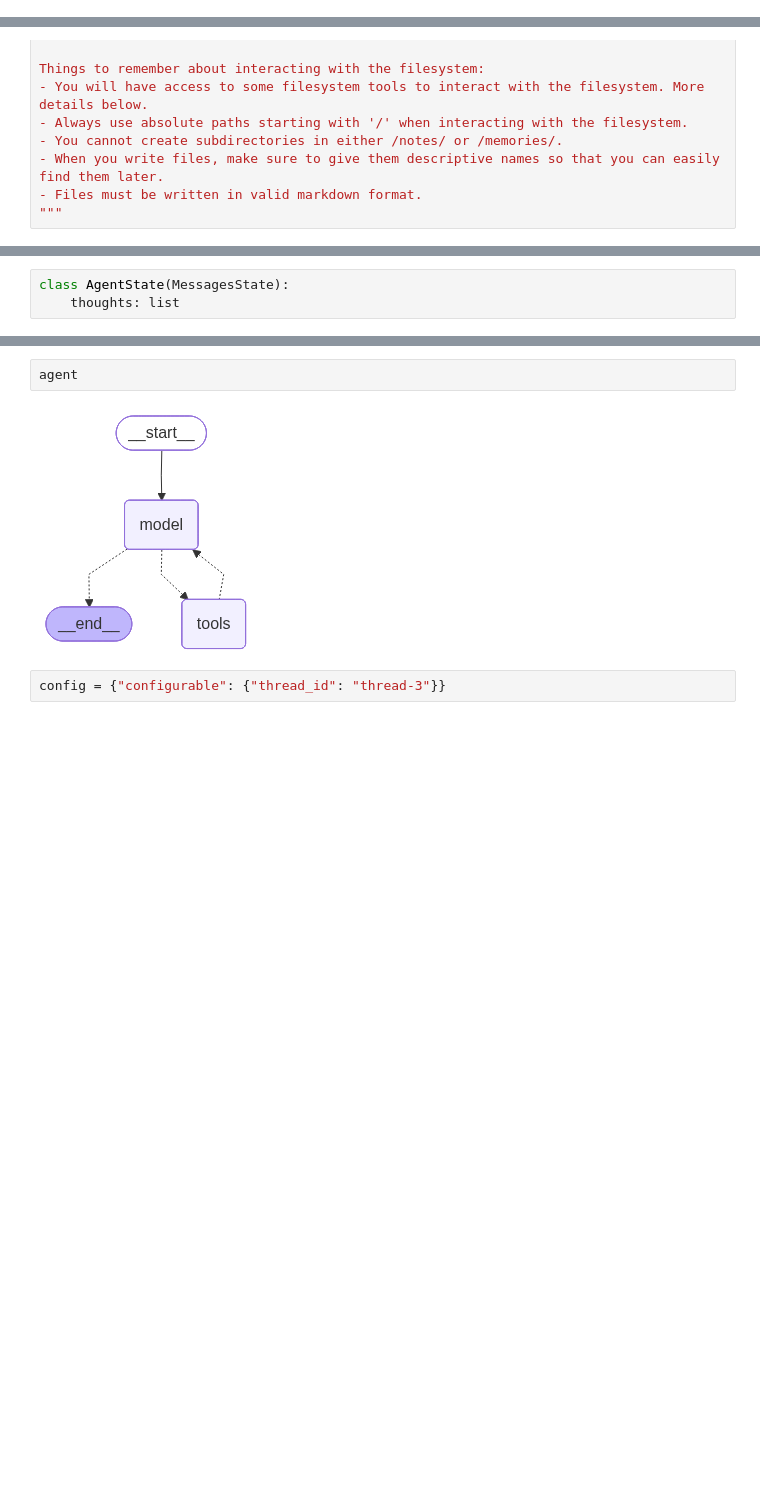
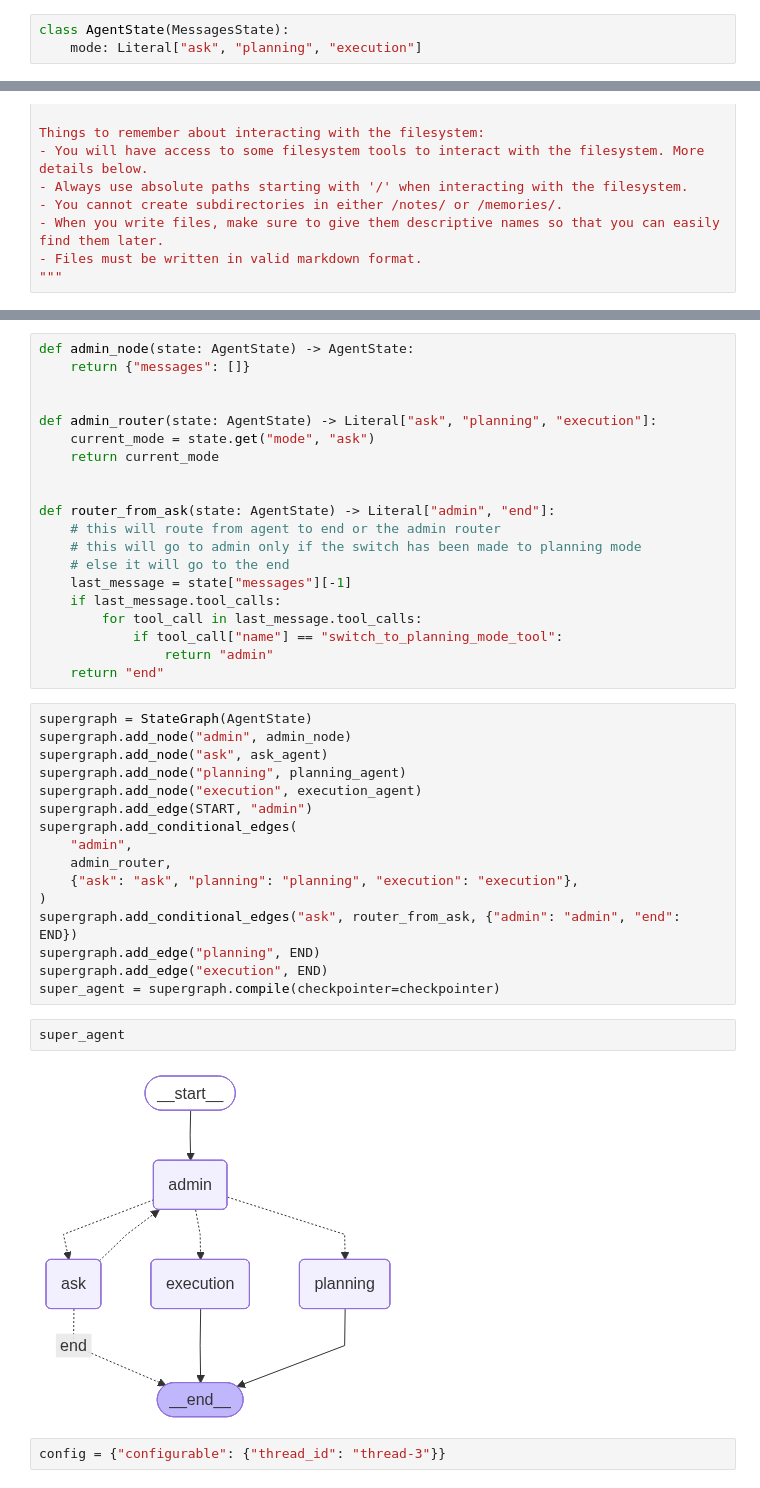
Before and after one commit to Roudranil/lattice, a Jupyter notebook: notebooks/starter-agent3.ipynb, the cells around one changed output, grey strips where cells are left out. Drawn from its saved outputs; the diff is of its cells as text; blank space fills up the shorter version.

```diff
--- a/notebooks/starter-agent3.ipynb
+++ b/notebooks/starter-agent3.ipynb
@@ -175,0 +184,3 @@ from langchain.agents.middleware import wrap_model_call, ModelRequest, ModelResp
+# %%
+class AgentState(MessagesState):
+    mode: Literal["ask", "planning", "execution"]
@@ -283,3 +311,0 @@ from langchain.agents import create_agent
-# %%
-class AgentState(MessagesState):
-    thoughts: list
@@ -305,7 +365,43 @@ agent = create_agent(
+# %%
+def admin_node(state: AgentState) -> AgentState:
+    return {"messages": []}
+
+
+def admin_router(state: AgentState) -> Literal["ask", "planning", "execution"]:
+    current_mode = state.get("mode", "ask")
+    return current_mode
+
+
+def router_from_ask(state: AgentState) -> Literal["admin", "end"]:
+    # this will route from agent to end or the admin router
+    # this will go to admin only if the switch has been made to planning mode
+    # else it will go to the end
+    last_message = state["messages"][-1]
+    if last_message.tool_calls:
+        for tool_call in last_message.tool_calls:
+            if tool_call["name"] == "switch_to_planning_mode_tool":
+                return "admin"
+    return "end"
+# %%
+supergraph = StateGraph(AgentState)
+supergraph.add_node("admin", admin_node)
+supergraph.add_node("ask", ask_agent)
+supergraph.add_node("planning", planning_agent)
+supergraph.add_node("execution", execution_agent)
+supergraph.add_edge(START, "admin")
+supergraph.add_conditional_edges(
+    "admin",
+    admin_router,
+    {"ask": "ask", "planning": "planning", "execution": "execution"},
+)
+supergraph.add_conditional_edges("ask", router_from_ask, {"admin": "admin", "end": END})
+supergraph.add_edge("planning", END)
+supergraph.add_edge("execution", END)
+super_agent = supergraph.compile(checkpointer=checkpointer)
 # %%
-agent
+super_agent
 # %% [output]
-[figure, old version]
+[figure, new version]
 # %%
 config = {"configurable": {"thread_id": "thread-3"}}
 # %%
```
Also changed, not shown: parts of 24 cells of this notebook.
